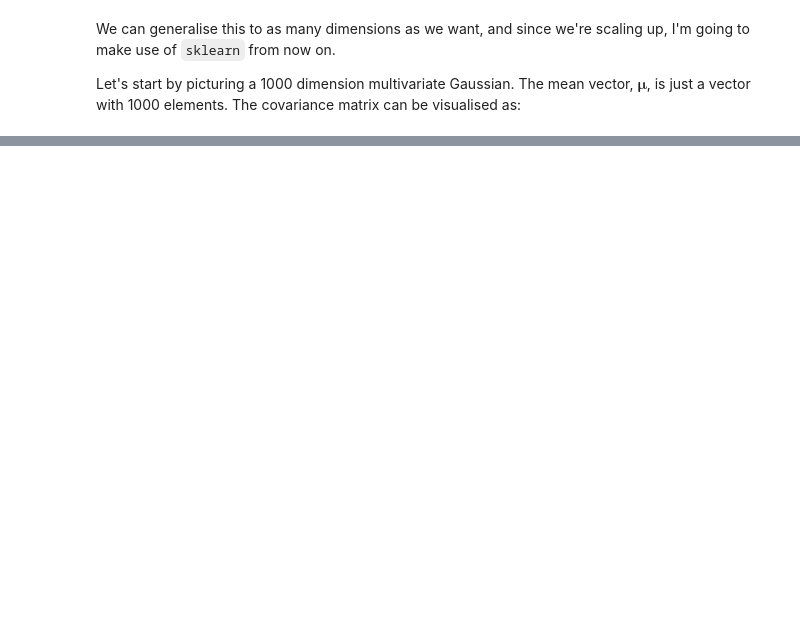
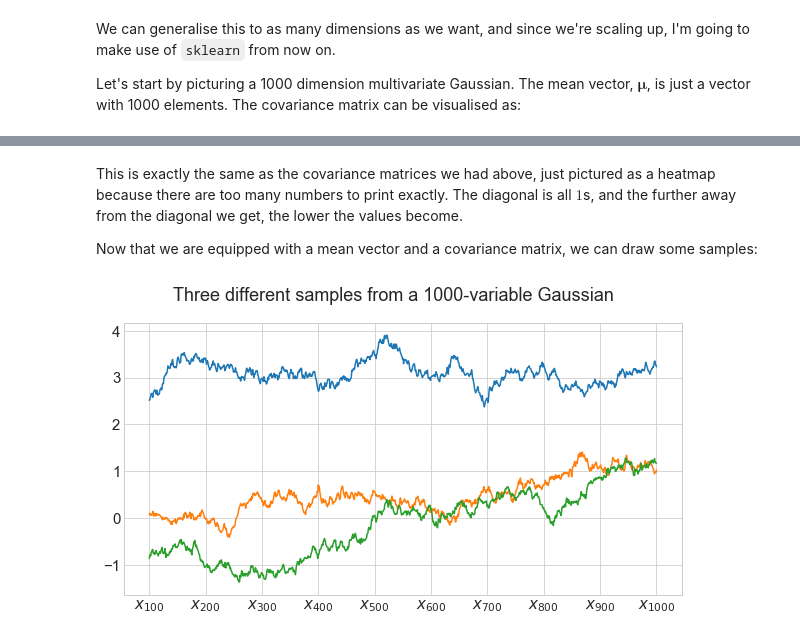
Before and after one commit to jack-willturner/notes, a Jupyter notebook: Gaussian Processes for Regression Tasks.ipynb, the cells around one changed output, grey strips where cells are left out. Cells and saved outputs as stored; diff of their text form; code cells hidden in the pictures; blank space fills up the shorter version.

```diff
--- a/Gaussian Processes for Regression Tasks.ipynb
+++ b/Gaussian Processes for Regression Tasks.ipynb
@@ -458,0 +468,23 @@ array([[1.  , 0.75, 0.5 , 0.25, 0.  ],
+# %% [markdown]
+This is exactly the same as the covariance matrices we had above, just pictured as a heatmap because there are too many numbers to print exactly. The diagonal is all $1$s, and the further away from the diagonal we get, the lower the values become.
+
+Now that we are equipped with a mean vector and a covariance matrix, we can draw some samples:
+# %%
+fig, ax = plt.subplots(figsize=(10,5))
+
+s_1 = np.random.multivariate_normal(mean, cov, 1).T
+s_2 = np.random.multivariate_normal(mean, cov, 1).T
+s_3 = np.random.multivariate_normal(mean, cov, 1).T
+
+ax.plot(list(range(len(s_1))),s_1)
+ax.plot(list(range(len(s_2))),s_2)
+ax.plot(list(range(len(s_3))),s_3)
+
+ax.set_xticks(np.linspace(0,999,10))
+ax.set_xticklabels(['$x_{100}$','$x_{200}$','$x_{300}$','$x_{400}$','$x_{500}$','$x_{600}$','$x_{700}$','$x_{800}$','$x_{900}$','$x_{1000}$'])
+
+
+fig.suptitle('Three different samples from a 1000-variable Gaussian')
+plt.show()
+# %% [output]
+[figure, added]
```
Also changed, not shown: parts of 14 cells of this notebook, 2 other files.
